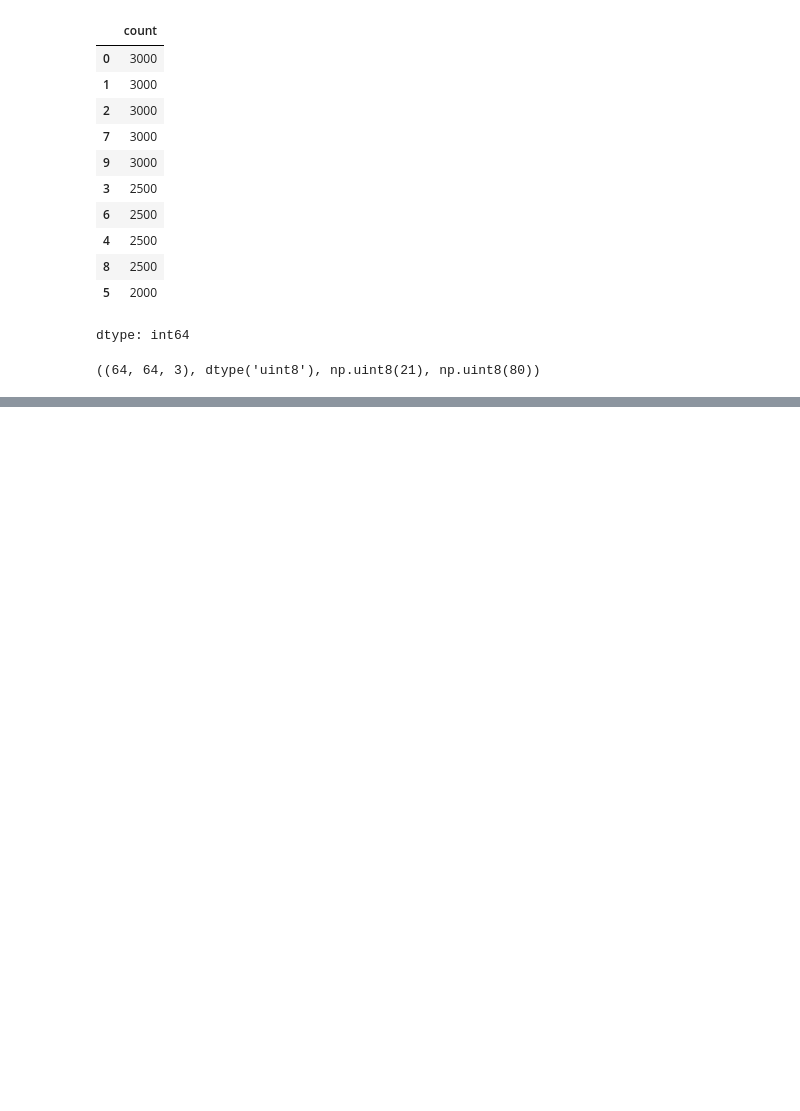
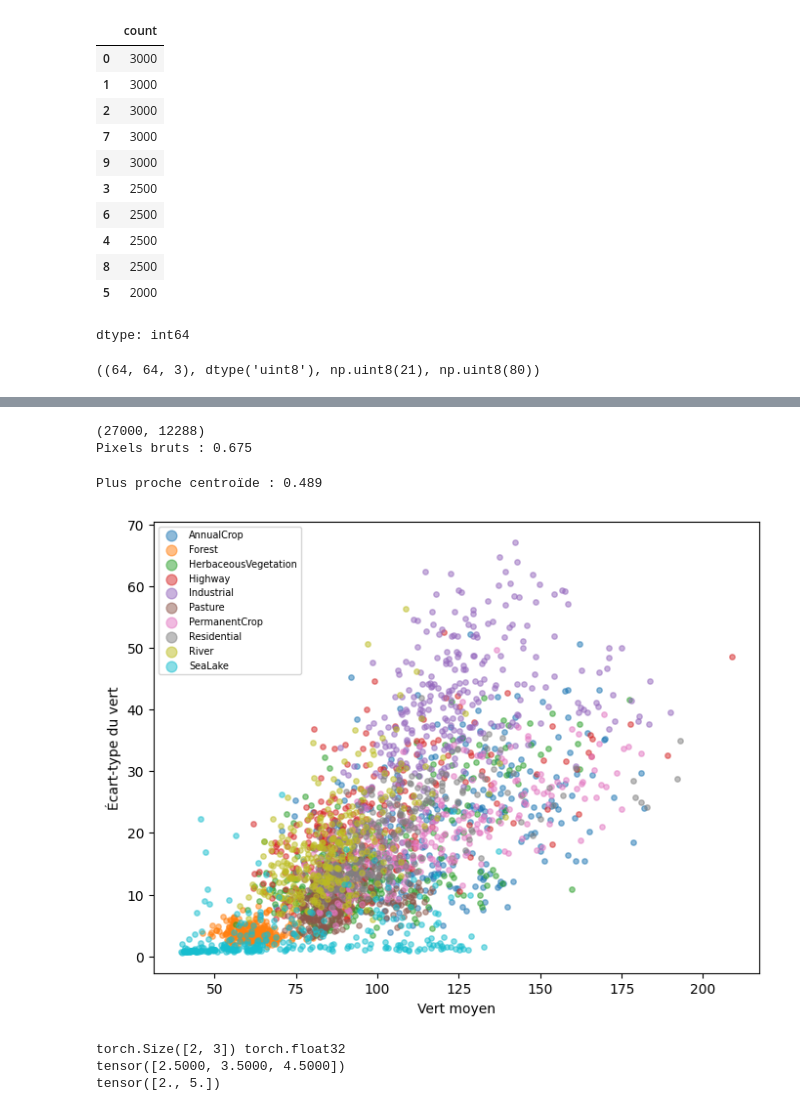
Before and after one commit to WilouCoding/eurosat-classification, a Jupyter notebook: notebooks/01_exploration.ipynb, the cells around one changed output, grey strips where cells are left out. Cells and saved outputs as stored; diff of their text form; code cells hidden in the pictures; blank space fills up the shorter version.

Commit message:
Ajoute l'exploration, les baselines sklearn et le README

```diff
--- a/notebooks/01_exploration.ipynb
+++ b/notebooks/01_exploration.ipynb
@@ -52,9 +52,3 @@ arr = np.array(img)
 arr.shape, arr.dtype, arr.min(), arr.max()
 # %% [output]
 ((64, 64, 3), dtype('uint8'), np.uint8(21), np.uint8(80))
-# %%
-for classe, ax in enumerate(axes.flat):
-    idx = np.where(targets == classe)[0][0]
-    img, _ = dataset[idx]
-arr = np.array(img)
-arr.mean(axis=(0, 1))
@@ -62,0 +55,6 @@ array([24.21533203, 41.50073242, 67.13061523])
+# %%
+for classe, nom in enumerate(dataset.classes):
+    idxs = np.where(targets == classe)[0][:200]
+    moyennes = [np.array(dataset[i][0]).mean(axis=(0, 1)) for i in idxs]
+    r, g, b = np.mean(moyennes, axis=0)
+    print(f"{nom:22s} R={r:5.1f}  G={g:5.1f}  B={b:5.1f}")
@@ -62,0 +72,4 @@ array([24.21533203, 41.50073242, 67.13061523])
+# %%
+X_img = np.stack([np.array(dataset[i][0]) for i in range(len(dataset))])
+y = np.array(dataset.targets)
+print(X_img.shape, X_img.dtype, y.shape)
@@ -62,0 +78,10 @@ array([24.21533203, 41.50073242, 67.13061523])
+# %%
+mean_rgb = X_img.mean(axis=(1, 2))
+std_rgb = X_img.std(axis=(1, 2))
+
+gray = X_img.mean(axis=3, dtype=np.float32)
+dx = np.abs(np.diff(gray, axis=2)).mean(axis=(1, 2))
+dy = np.abs(np.diff(gray, axis=1)).mean(axis=(1, 2))
+texture = np.column_stack([dx, dy])
+
+print(mean_rgb.shape, std_rgb.shape, texture.shape)
@@ -62,0 +167,49 @@ array([24.21533203, 41.50073242, 67.13061523])
+# %%
+X_flat = X_img.reshape(len(X_img), -1).astype(np.float32) / 255
+print(X_flat.shape)
+
+Xtr, Xte, ytr, yte = train_test_split(
+    X_flat, y, test_size=0.2, stratify=y, random_state=42)
+
+clf = RandomForestClassifier(n_estimators=100, random_state=42, n_jobs=-1)
+clf.fit(Xtr, ytr)
+print(f"Pixels bruts : {accuracy_score(yte, clf.predict(Xte)):.3f}")
+# %% [output]
+(27000, 12288)
+Pixels bruts : 0.675
+# %%
+from sklearn.neighbors import NearestCentroid
+from sklearn.preprocessing import StandardScaler
+
+feats = np.hstack([mean_rgb, std_rgb, texture])
+Xtr, Xte, ytr, yte = train_test_split(
+    feats, y, test_size=0.2, stratify=y, random_state=42)
+
+scaler = StandardScaler().fit(Xtr)
+nc = NearestCentroid().fit(scaler.transform(Xtr), ytr)
+print(f"Plus proche centroïde : {accuracy_score(yte, nc.predict(scaler.transform(Xte))):.3f}")
+# %% [output]
+Plus proche centroïde : 0.489
+# %%
+fig, ax = plt.subplots(figsize=(8, 6))
+for classe, nom in enumerate(dataset.classes):
+    idx = np.where(y == classe)[0][:300]
+    ax.scatter(mean_rgb[idx, 1], std_rgb[idx, 1], s=15, alpha=0.5, label=nom)
+ax.set_xlabel("Vert moyen")
+ax.set_ylabel("Écart-type du vert")
+ax.legend(fontsize=7, markerscale=2)
+plt.show()
+# %% [output]
+[figure, added]
+# %%
+import torch
+
+x = torch.tensor([[1., 2., 3.],
+                  [4., 5., 6.]])
+print(x.shape, x.dtype)
+print(x.mean(dim=0))
+print(x.mean(dim=1))
+# %% [output]
+torch.Size([2, 3]) torch.float32
+tensor([2.5000, 3.5000, 4.5000])
+tensor([2., 5.])
```
Also changed, not shown: parts of 14 cells of this notebook, 1 other file.
